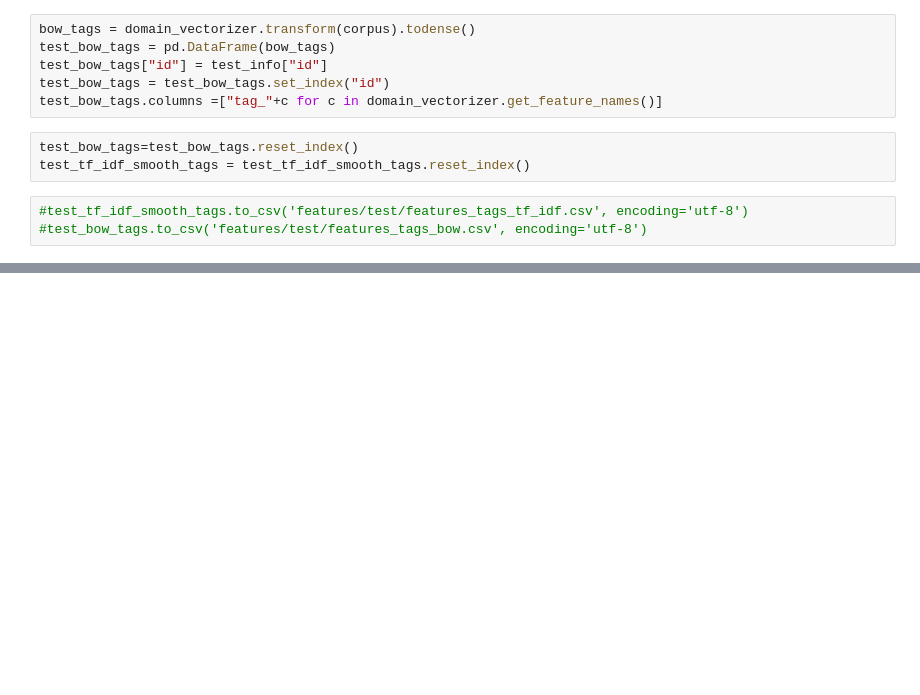
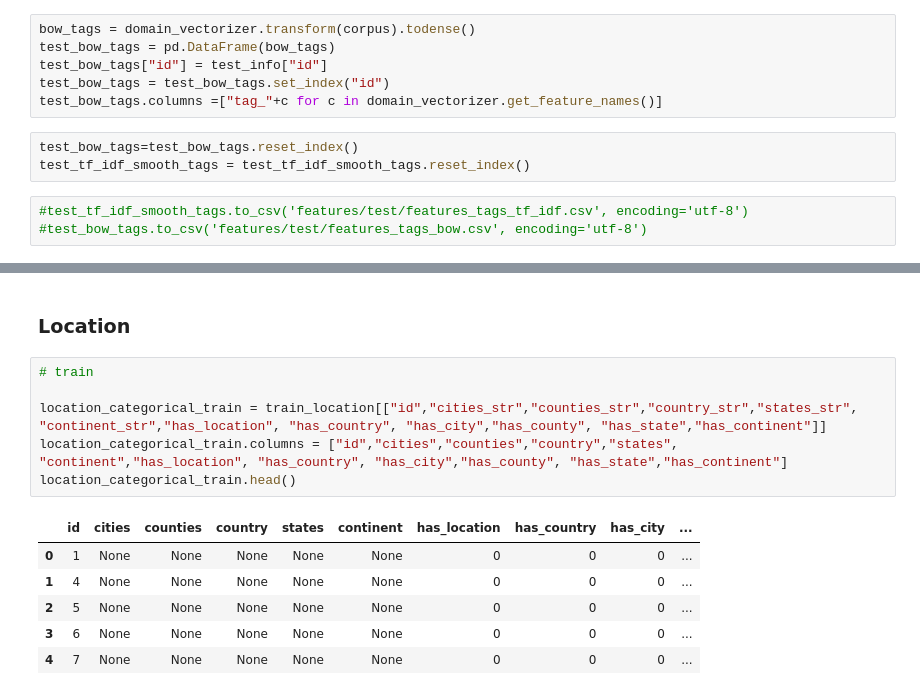
Before and after one commit to anichucai/7506-Datos-datos-tp2, a Jupyter notebook: Features.ipynb, the cells around one changed output, grey strips where cells are left out. Cells and saved outputs as stored; diff of their text form; blank space fills up the shorter version.

```diff
--- a/Features.ipynb
+++ b/Features.ipynb
@@ -2167,0 +2254,15 @@ test_tf_idf_smooth_tags = test_tf_idf_smooth_tags.reset_index()
+# %% [markdown]
+### Location
+# %%
+# train
+
+location_categorical_train = train_location[["id","cities_str","counties_str","country_str","states_str", "continent_str","has_location", "has_country", "has_city","has_county", "has_state","has_continent"]]
+location_categorical_train.columns = ["id","cities","counties","country","states", "continent","has_location", "has_country", "has_city","has_county", "has_state","has_continent"]
+location_categorical_train.head()
+# %% [output]
+|  | id | cities | counties | country | states | continent | has_location | has_country | has_city | ... |
+| 0 | 1 | None | None | None | None | None | 0 | 0 | 0 | ... |
+| 1 | 4 | None | None | None | None | None | 0 | 0 | 0 | ... |
+| 2 | 5 | None | None | None | None | None | 0 | 0 | 0 | ... |
+| 3 | 6 | None | None | None | None | None | 0 | 0 | 0 | ... |
+| 4 | 7 | None | None | None | None | None | 0 | 0 | 0 | ... |
```
Also changed, not shown: parts of 31 cells of this notebook, 10 other files.
